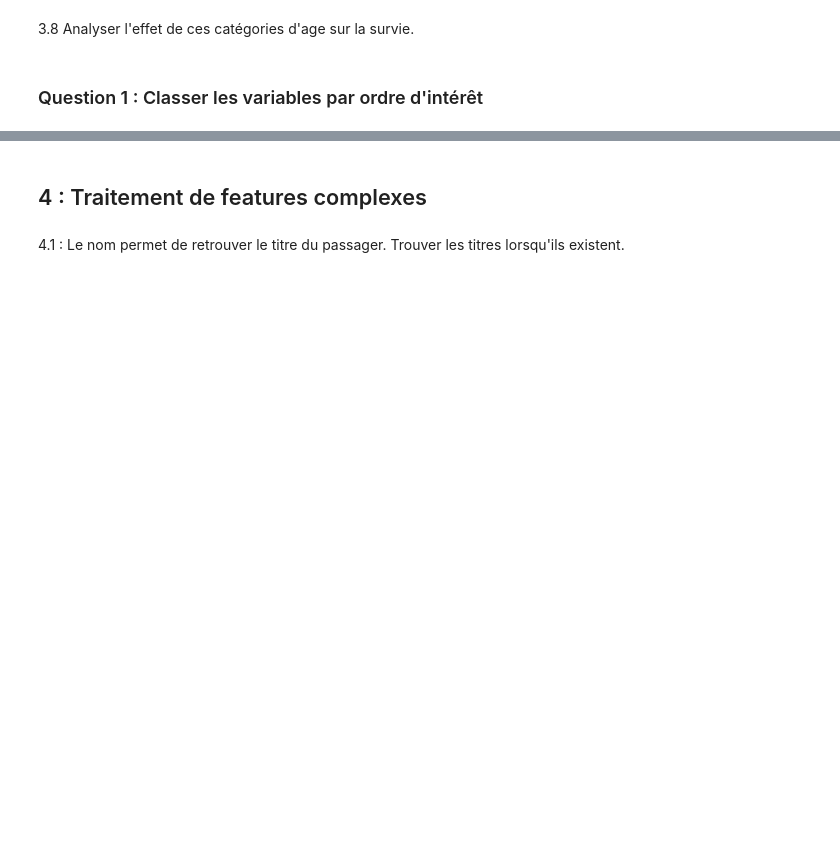
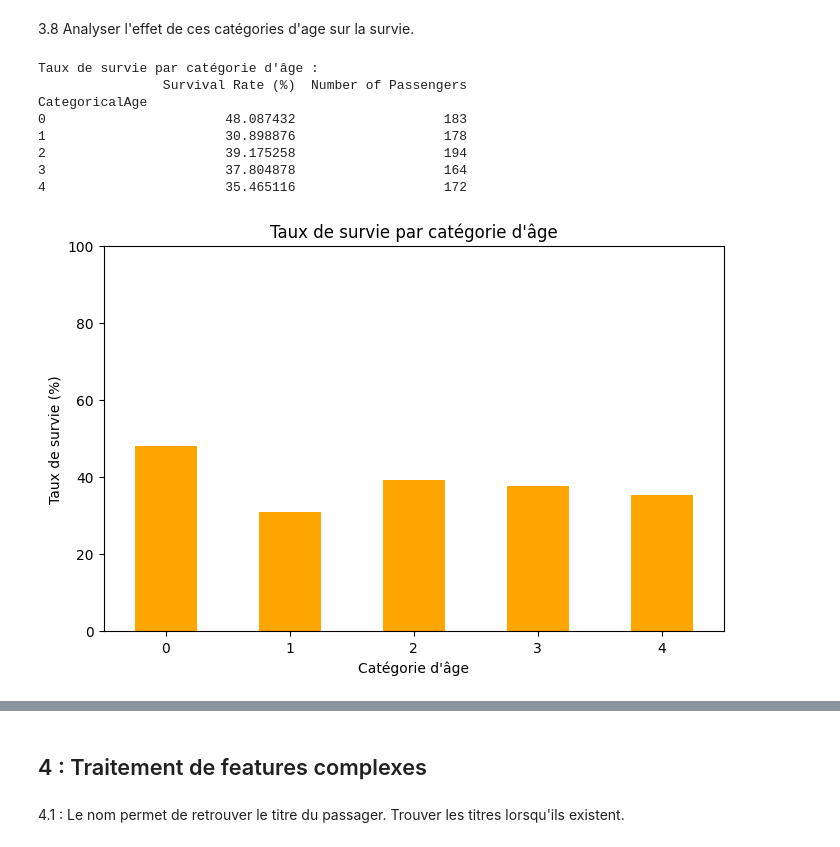
Before and after one commit to Sancti0n/epsi_code_tp, a Jupyter notebook: CollecteDonnees/tp_collecte.ipynb, the cells around one changed output, grey strips where cells are left out. Saved outputs shown, nothing was run; the diff lists cells and outputs as text; code cells hidden in the pictures; blank space fills up the shorter version.

```diff
--- a/CollecteDonnees/tp_collecte.ipynb
+++ b/CollecteDonnees/tp_collecte.ipynb
@@ -422,2 +586,14 @@ Valeurs manquantes après traitement de 'Embarked' dans test:
 # %% [markdown]
 3.7 Créer une variable CategoricalAge Découpant la valeur d'age en 5 tranches d'age de même taille.
+# %%
+# Créer la variable CategoricalAge pour train
+train['CategoricalAge'] = pd.qcut(train['Age'], 5, labels=False)
+
+# Créer la variable CategoricalAge pour test
+test['CategoricalAge'] = pd.qcut(test['Age'], 5, labels=False)
+
+print("Distribution des catégories d'Age dans train:")
+print(train['CategoricalAge'].value_counts().sort_index())
+
+print("\nDistribution des catégories d'Age dans test:")
+print(test['CategoricalAge'].value_counts().sort_index())
@@ -424,4 +618,38 @@ Valeurs manquantes après traitement de 'Embarked' dans test:
 # %% [markdown]
 3.8 Analyser l'effet de ces catégories d'age sur la survie.
-# %% [markdown]
-### Question 1 : Classer les variables par ordre d'intérêt
+# %%
+# Analyser l'effet des catégories d'âge sur la survie
+survival_by_age_category = train.groupby('CategoricalAge')['Survived'].agg(['mean', 'count'])
+
+# Convertir la moyenne en pourcentage
+survival_by_age_category['mean'] = survival_by_age_category['mean'] * 100
+
+# Renommer les colonnes
+survival_by_age_category.rename(
+    columns={'mean': 'Survival Rate (%)', 'count': 'Number of Passengers'},
+    inplace=True
+)
+
+# Afficher le résultat
+print("Taux de survie par catégorie d'âge :")
+print(survival_by_age_category)
+
+# Visualiser le taux de survie par catégorie d'âge
+plt.figure(figsize=(8, 5))
+survival_by_age_category['Survival Rate (%)'].plot(kind='bar', color='orange')
+plt.title('Taux de survie par catégorie d\'âge')
+plt.xlabel('Catégorie d\'âge')
+plt.ylabel('Taux de survie (%)')
+plt.xticks(rotation=0)
+plt.ylim(0, 100) # Set y-axis limit from 0 to 100 for percentage
+plt.show()
+# %% [output]
+Taux de survie par catégorie d'âge :
+                Survival Rate (%)  Number of Passengers
+CategoricalAge
+0                       48.087432                   183
+1                       30.898876                   178
+2                       39.175258                   194
+3                       37.804878                   164
+4                       35.465116                   172
+[figure, added]
```
Also changed, not shown: parts of 13 cells of this notebook.
